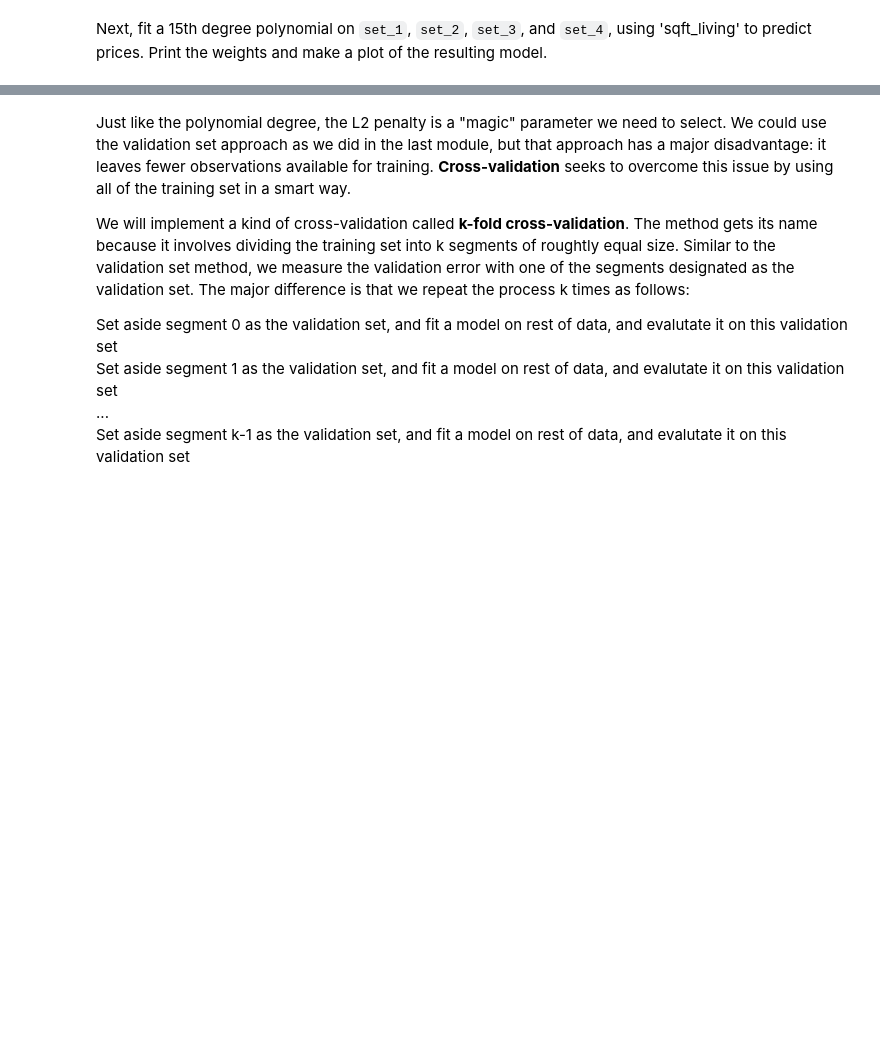
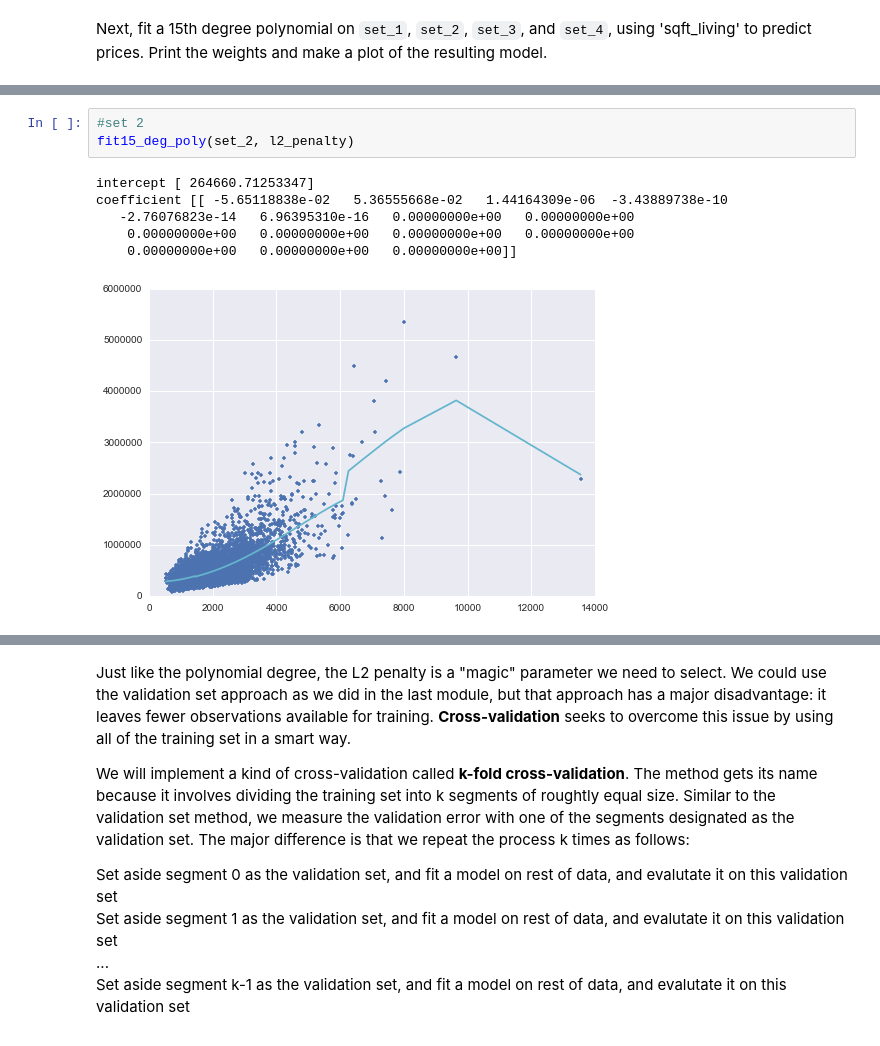
Before and after one commit to benjaminsw/regression, a Jupyter notebook: kc_house/ridge regression.ipynb, the cells around one changed output, grey strips where cells are left out. Drawn from its saved outputs; the diff is of its cells as text; blank space fills up the shorter version.

```diff
--- a/kc_house/ridge regression.ipynb
+++ b/kc_house/ridge regression.ipynb
@@ -179,0 +187,10 @@ These curves should vary a lot less, now that you applied a high degree of regul
+# %%
+#set 2
+fit15_deg_poly(set_2, l2_penalty)
+# %% [output]
+intercept [ 264660.71253347]
+coefficient [[ -5.65118838e-02   5.36555668e-02   1.44164309e-06  -3.43889738e-10
+   -2.76076823e-14   6.96395310e-16   0.00000000e+00   0.00000000e+00
+    0.00000000e+00   0.00000000e+00   0.00000000e+00   0.00000000e+00
+    0.00000000e+00   0.00000000e+00   0.00000000e+00]]
+[figure, added]
```
Also changed, not shown: parts of 19 cells of this notebook.
